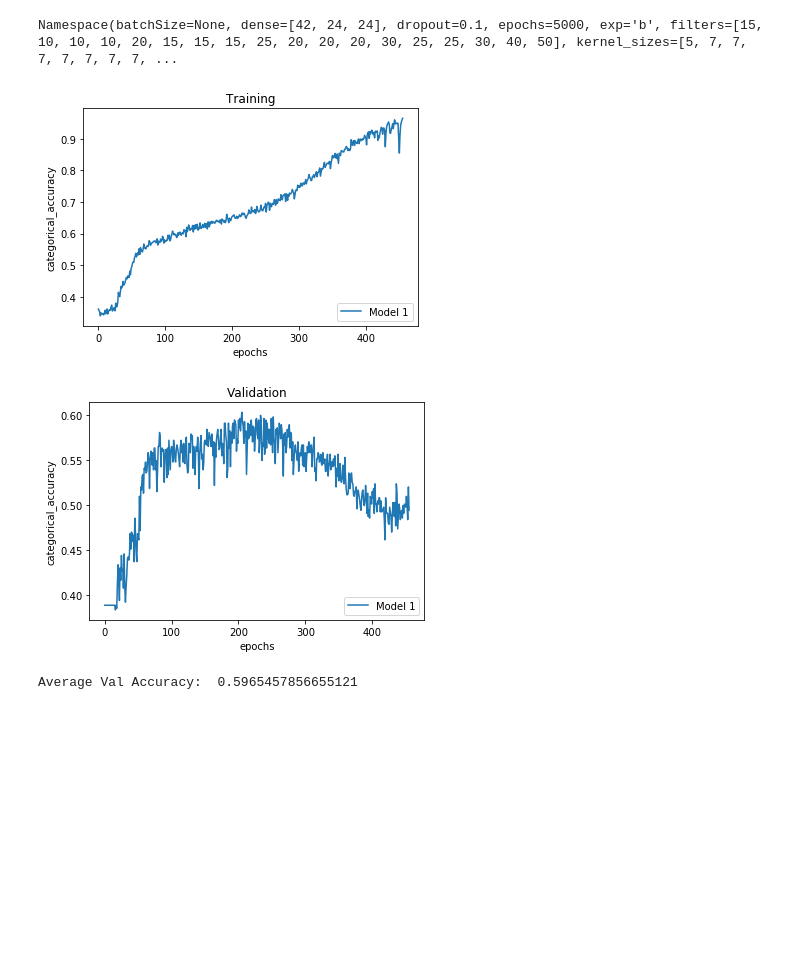
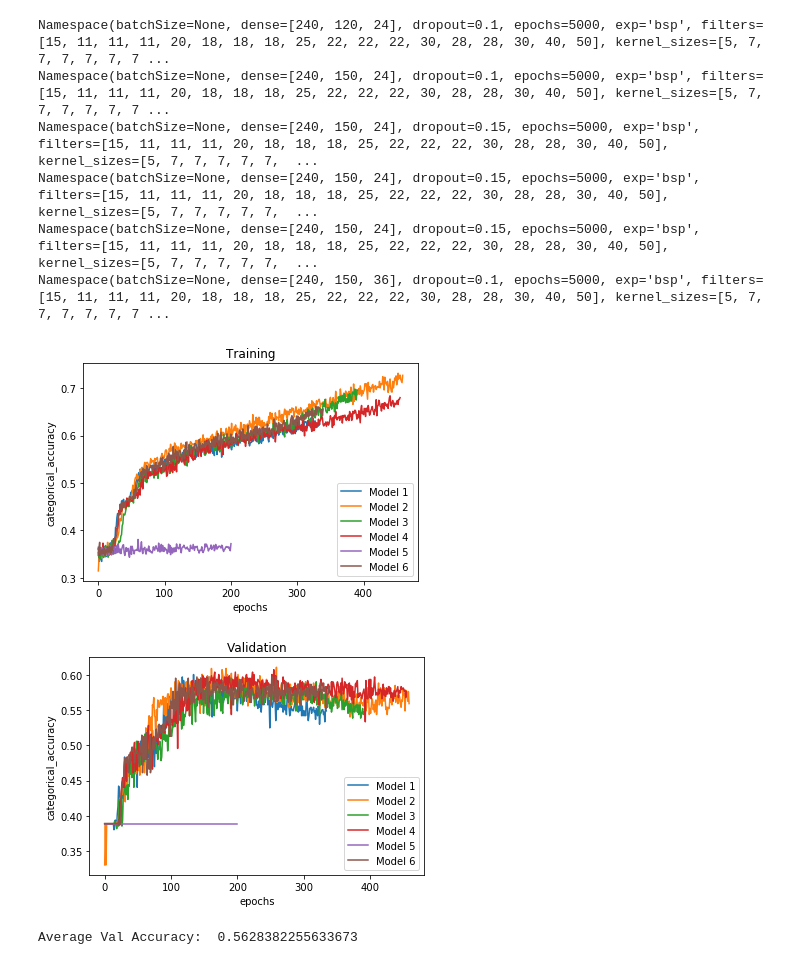
Before and after one commit to RezaTorbati/HonorsThesis, a Jupyter notebook: post.ipynb, the cells around one changed output. Saved outputs shown, nothing was run; the diff lists cells and outputs as text; code cells hidden in the pictures; blank space fills up the shorter version.

```diff
--- a/post.ipynb
+++ b/post.ipynb
@@ -1,10 +1,15 @@
 # %%
 import post
 # %%
-post.visualizeExperiment('results', 'b*42_24_24*.1*.pkl')
+post.visualizeExperiment('results', 'bs*240*.pkl')
 # %% [output]
-Namespace(batchSize=None, dense=[42, 24, 24], dropout=0.1, epochs=5000, exp='b', filters=[15, 10, 10, 10, 20, 15, 15, 15, 25, 20, 20, 20, 30, 25, 25, 30, 40, 50], kernel_sizes=[5, 7, 7, 7, 7, 7, 7, 7, ...
+Namespace(batchSize=None, dense=[240, 120, 24], dropout=0.1, epochs=5000, exp='bsp', filters=[15, 11, 11, 11, 20, 18, 18, 18, 25, 22, 22, 22, 30, 28, 28, 30, 40, 50], kernel_sizes=[5, 7, 7, 7, 7, 7, 7 ...
+Namespace(batchSize=None, dense=[240, 150, 24], dropout=0.1, epochs=5000, exp='bsp', filters=[15, 11, 11, 11, 20, 18, 18, 18, 25, 22, 22, 22, 30, 28, 28, 30, 40, 50], kernel_sizes=[5, 7, 7, 7, 7, 7, 7 ...
+Namespace(batchSize=None, dense=[240, 150, 24], dropout=0.15, epochs=5000, exp='bsp', filters=[15, 11, 11, 11, 20, 18, 18, 18, 25, 22, 22, 22, 30, 28, 28, 30, 40, 50], kernel_sizes=[5, 7, 7, 7, 7, 7,  ...
+Namespace(batchSize=None, dense=[240, 150, 24], dropout=0.15, epochs=5000, exp='bsp', filters=[15, 11, 11, 11, 20, 18, 18, 18, 25, 22, 22, 22, 30, 28, 28, 30, 40, 50], kernel_sizes=[5, 7, 7, 7, 7, 7,  ...
+Namespace(batchSize=None, dense=[240, 150, 24], dropout=0.15, epochs=5000, exp='bsp', filters=[15, 11, 11, 11, 20, 18, 18, 18, 25, 22, 22, 22, 30, 28, 28, 30, 40, 50], kernel_sizes=[5, 7, 7, 7, 7, 7,  ...
+Namespace(batchSize=None, dense=[240, 150, 36], dropout=0.1, epochs=5000, exp='bsp', filters=[15, 11, 11, 11, 20, 18, 18, 18, 25, 22, 22, 22, 30, 28, 28, 30, 40, 50], kernel_sizes=[5, 7, 7, 7, 7, 7, 7 ...
-[figure, old version]
+[figure, new version]
-[figure, old version]
+[figure, new version]
-Average Val Accuracy:  0.5965457856655121
+Average Val Accuracy:  0.5628382255633673
 # %%
```
Also changed, not shown: parts of 1 cell of this notebook, 9 other files.
